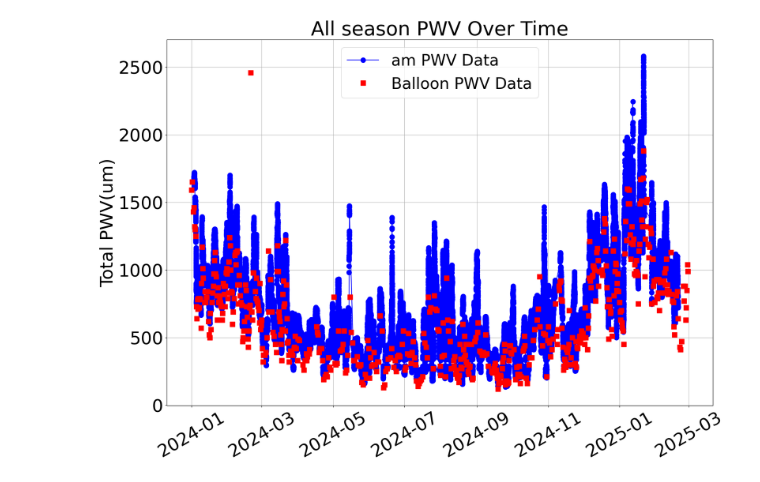
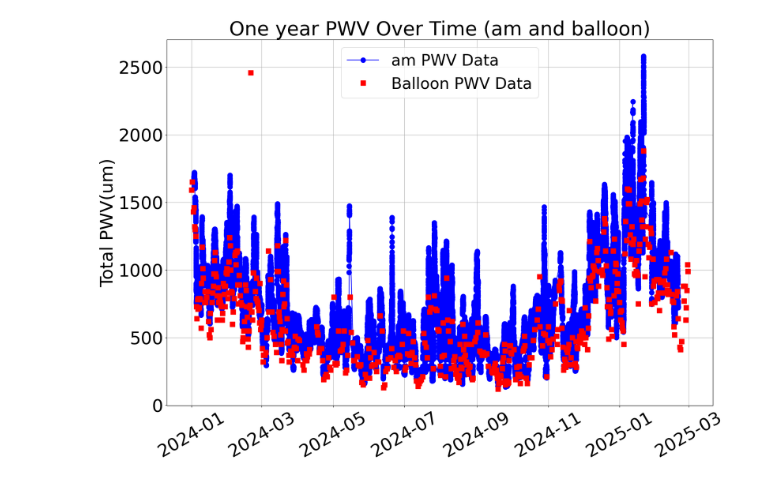
Before and after one commit to ReChen33/252Sum, a Jupyter notebook: Code/Ballon/amShift/plotPWVandBalloon.ipynb, the cells around one changed output. Cells and saved outputs as stored; diff of their text form; code cells hidden in the pictures.

```diff
--- a/Code/Ballon/amShift/plotPWVandBalloon.ipynb
+++ b/Code/Ballon/amShift/plotPWVandBalloon.ipynb
@@ -22,33 +22,33 @@ for file in files:
     df = pd.read_csv(file, dtype={'DATE(YYYYMMDD)': str, 'START TIME(HHMMSS.Microsec)': str, 'PWV TOTAL zenith': str})
     df['TIME'] = pd.to_datetime(df['DATE(YYYYMMDD)'] + ' ' + df['START TIME(HHMMSS.Microsec)'], format='%Y%m%d %H%M%S.%f')
     df = df.sort_values(by='TIME')
     TIME.extend(df['TIME'].tolist())
 
     df['PWV TOTAL zenith'] = df['PWV TOTAL zenith'].str.replace(' um_pwv', '').astype(float)
     df['PWV TOTAL line-of-sight'] = df['PWV TOTAL line-of-sight'].str.replace(' um_pwv', '').astype(float)
     PWV_TOTAL_zenith.extend(df['PWV TOTAL zenith'].tolist())
     PWV_TOTAL_line_of_sight.extend(df['PWV TOTAL line-of-sight'].tolist())
 
 df_balloon = pd.read_csv('Data/Alldate_balloon_SP.csv', dtype={'TIME': str, 'PWV_TOTAL': str})
 df_balloon['TIME'] = pd.to_datetime(df_balloon['Date(YYYYMMDD_HHMMSS)'], format='%Y%m%d_%H%M%S')
 df_balloon['PWV_TOTAL'] = df_balloon['PWV(um)'].astype(float)
 
 TIME_balloon = df_balloon['TIME'].tolist()
 PWV_TOTAL_balloon = df_balloon['PWV_TOTAL'].tolist()
 
 # plot the data
 plt.figure(figsize=(40/2, 27/2))
 plt.plot(TIME, PWV_TOTAL_zenith, marker='o', linestyle='-', color='b', markersize=10, label='am PWV Data')
 plt.plot(TIME_balloon, PWV_TOTAL_balloon, marker='s', linestyle='None', color='r', markersize=10, label='Balloon PWV Data')
-plt.title(f'All season PWV Over Time', fontsize=40)
+plt.title(f'One year PWV Over Time (am and balloon)', fontsize=40)
 plt.ylabel('Total PWV(um)', fontsize=36)
 plt.xticks(rotation=30, fontsize=36)
 plt.yticks(fontsize=36)
 plt.grid()
 plt.legend(loc='best', fontsize=32)
 plt.savefig(f'Data/plots/{season}_pwv_over_time_Balloon.png', dpi=450)
-plt.savefig(f'Data/plots/{season}_pwv_over_time_Balloon.svg')
+plt.savefig(f'Data/plots/{season}_pwv_over_time_Balloon.pdf')
 plt.show()
 plt.close()
 # %% [output]
-[figure, old version]
+[figure, new version]
```
Also changed, not shown: 52 other files.
